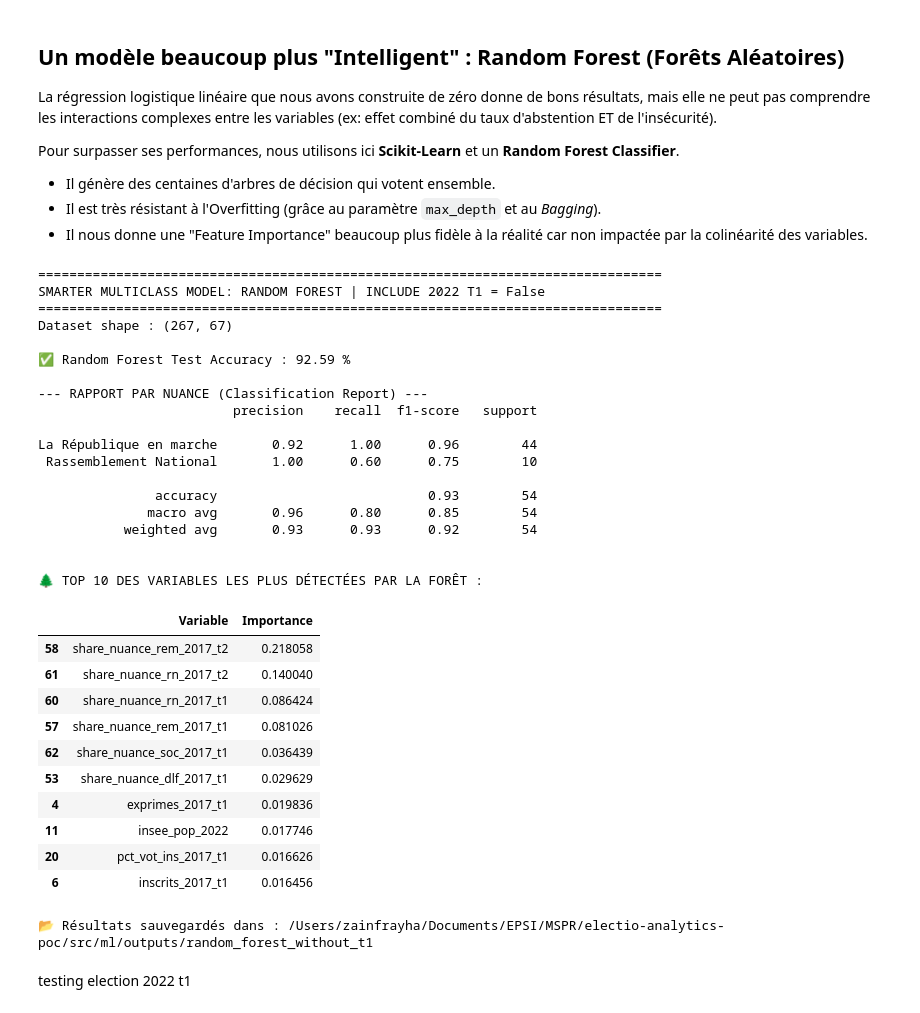
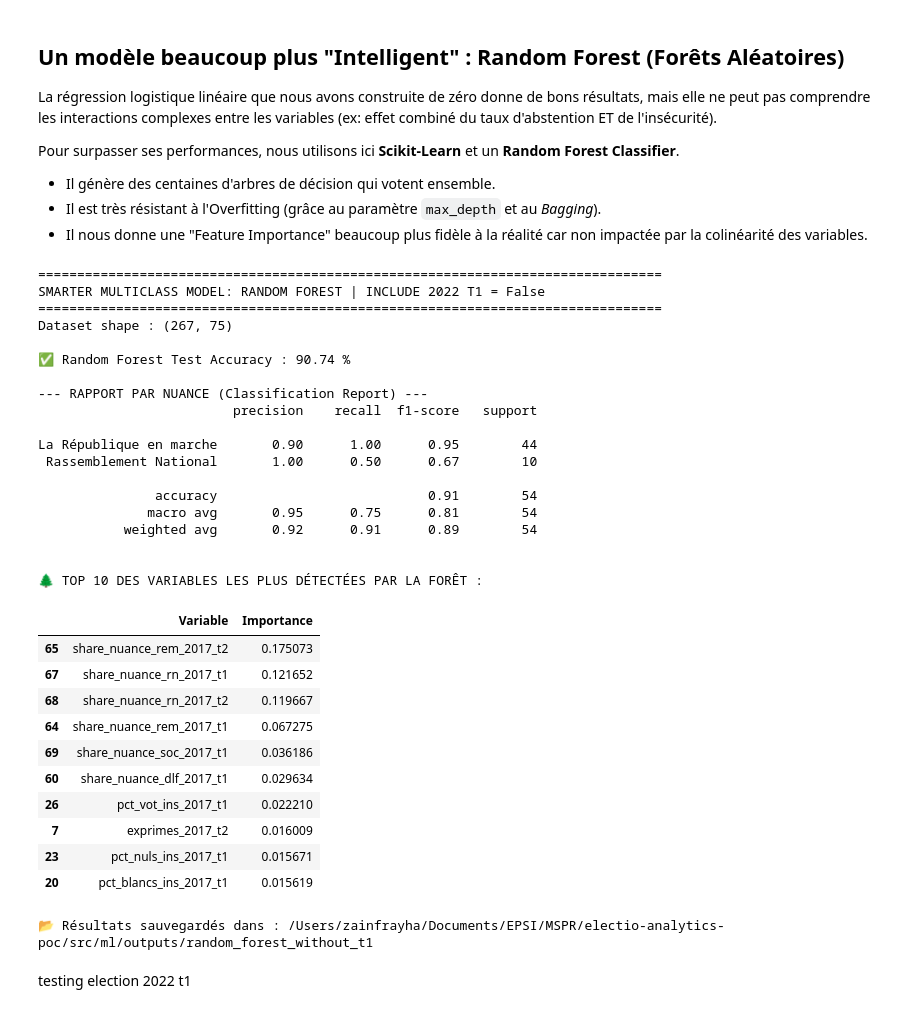
Before and after one commit to Albatross-MSPR/election-presidentielle, a Jupyter notebook: src/ml/poc_model_walkthrough.ipynb, the cells around one changed output. Saved outputs shown, nothing was run; the diff lists cells and outputs as text; code cells hidden in the pictures.

```diff
--- a/src/ml/poc_model_walkthrough.ipynb
+++ b/src/ml/poc_model_walkthrough.ipynb
@@ -679,16 +832,29 @@ def run_smarter_rf_model(experiment_name: str, include_2022_t1: bool = True):
 
     # 1. Pipeline de récupération des données agnostiques (Nuances unqiuement)
     election_map = {row['id_election']: f"{row['annee_election']}_T{row['tour']}" for row in dim_election}
-    candidate_map = {row['id_candidat']: {'id_nuance': row.get('id_nuance', row.get('nuance', 'inconnu'))} for row in dim_candidat}
     nuance_libelles = {row['id_nuance']: row['libelle_nuance'] for row in dim_nuance}
 
     feature_data = {}
     target_scores = {}
 
+    # Démographie
+    for row in fact_participation:
+        id_commune = normalize_id_commune(row['id_commune'])
+        election_key = election_map[row['id_election']]
+        commune_features = feature_data.setdefault(id_commune, {})
+
+        if not include_2022_t1 and election_key == '2022_T1':
+            continue
+
+        for metric in ['inscrits', 'abstentions', 'votants', 'blancs', 'nuls', 'exprimes', 'pct_abs_ins', 'pct_vot_ins', 'pct_blancs_ins', 'pct_nuls_ins']:
+            if metric in row:
+                commune_features[f'{metric}_{election_key.lower()}'] = to_float(row[metric])
+
+    # Résultats candidats
     for row in fact_resultats:
         id_commune = normalize_id_commune(row['id_commune'])
         election_key = election_map[row['id_election']]
-        candidate = candidate_map[row['id_candidat']]
+        id_nuance_actuelle = row.get('id_nuance', 'inconnu')
         commune_features = feature_data.setdefault(id_commune, {})
 
         if election_key == '2022_T2':
@@ -696,16 +862,13 @@ def run_smarter_rf_model(experiment_name: str, include_2022_t1: bool = True):
             best = target_scores.get(id_commune)
             # On veut prédire qui (quelle nuance) gagne le T2
             if best is None or score > best[0]:
-                target_scores[id_commune] = (score, candidate['id_nuance'])
+                target_scores[id_commune] = (score, id_nuance_actuelle)
         else:
             if not include_2022_t1 and election_key == '2022_T1':
                 continue
             pct_voix = to_float(row['pct_voix_exprimes'])
-            nuance_key = f"share_nuance_{slugify(candidate['id_nuance'])}_{election_key.lower()}"
+            nuance_key = f"share_nuance_{slugify(id_nuance_actuelle)}_{election_key.lower()}"
             commune_features[nuance_key] = commune_features.get(nuance_key, 0.0) + pct_voix
-
-            for metric in ['inscrits', 'abstentions', 'votants', 'blancs', 'nuls', 'exprimes', 'pct_abs_ins', 'pct_vot_ins', 'pct_blancs_ins', 'pct_nuls_ins']:
-                commune_features[f'{metric}_{election_key.lower()}'] = to_float(row[metric])
 
     targets_nuance = {id_commune: nuance for id_commune, (_, nuance) in target_scores.items()}
     security_features = build_security_dataset()
@@ -731,6 +894,8 @@ def run_smarter_rf_model(experiment_name: str, include_2022_t1: bool = True):
             df[f] = df[f].fillna(0.0) # Un parti absent = 0 votes
         elif 'sec_rate_' in f:
             df[f] = df[f].fillna(0.0) # Pas de criminalité recensée = 0%
+        elif 'sec_count_' in f:
+            df[f] = df[f].fillna(0.0)
         else:
             df[f] = df[f].fillna(df[f].median()) # Statistiques manquantes (population) = Médiane locale
 
@@ -793,50 +958,50 @@ def run_smarter_rf_model(experiment_name: str, include_2022_t1: bool = True):
 
     # 9. Sauvegarde des résultats
     experiment_dir = OUTPUT_DIR / experiment_name
     experiment_dir.mkdir(parents=True, exist_ok=True)
 
     df.to_csv(experiment_dir / 'model_dataset.csv', index=False)
     results_test.to_csv(experiment_dir / 'test_predictions.csv', index=False)
     results_all.to_csv(experiment_dir / 'all_predictions.csv', index=False)
     df_importances.to_csv(experiment_dir / 'feature_importance.csv', index=False)
 
     print(f"\n📂 Résultats sauvegardés dans : {experiment_dir}")
 
     return rf, df_importances, results_all
 
 # --- Exécution d'un "VRAI" test difficile (Sans les tendances du 1er tour de 2022) ---
 rf_model, imp_df, all_predictions_df = run_smarter_rf_model(experiment_name='random_forest_without_t1', include_2022_t1=False)
 # %% [output]
 ================================================================================
 SMARTER MULTICLASS MODEL: RANDOM FOREST | INCLUDE 2022 T1 = False
 ================================================================================
-Dataset shape : (267, 67)
+Dataset shape : (267, 75)
 
-✅ Random Forest Test Accuracy : 92.59 %
+✅ Random Forest Test Accuracy : 90.74 %
 
 --- RAPPORT PAR NUANCE (Classification Report) ---
                          precision    recall  f1-score   support
 
-La République en marche       0.92      1.00      0.96        44
- Rassemblement National       1.00      0.60      0.75        10
+La République en marche       0.90      1.00      0.95        44
+ Rassemblement National       1.00      0.50      0.67        10
 
-               accuracy                           0.93        54
-              macro avg       0.96      0.80      0.85        54
-           weighted avg       0.93      0.93      0.92        54
+               accuracy                           0.91        54
+              macro avg       0.95      0.75      0.81        54
+           weighted avg       0.92      0.91      0.89        54
 
 
 🌲 TOP 10 DES VARIABLES LES PLUS DÉTECTÉES PAR LA FORÊT :
 |  | Variable | Importance |
-| 58 | share_nuance_rem_2017_t2 | 0.218058 |
-| 61 | share_nuance_rn_2017_t2 | 0.140040 |
-| 60 | share_nuance_rn_2017_t1 | 0.086424 |
-| 57 | share_nuance_rem_2017_t1 | 0.081026 |
-| 62 | share_nuance_soc_2017_t1 | 0.036439 |
-| 53 | share_nuance_dlf_2017_t1 | 0.029629 |
-| 4 | exprimes_2017_t1 | 0.019836 |
-| 11 | insee_pop_2022 | 0.017746 |
-| 20 | pct_vot_ins_2017_t1 | 0.016626 |
-| 6 | inscrits_2017_t1 | 0.016456 |
+| 65 | share_nuance_rem_2017_t2 | 0.175073 |
+| 67 | share_nuance_rn_2017_t1 | 0.121652 |
+| 68 | share_nuance_rn_2017_t2 | 0.119667 |
+| 64 | share_nuance_rem_2017_t1 | 0.067275 |
+| 69 | share_nuance_soc_2017_t1 | 0.036186 |
+| 60 | share_nuance_dlf_2017_t1 | 0.029634 |
+| 26 | pct_vot_ins_2017_t1 | 0.022210 |
+| 7 | exprimes_2017_t2 | 0.016009 |
+| 23 | pct_nuls_ins_2017_t1 | 0.015671 |
+| 20 | pct_blancs_ins_2017_t1 | 0.015619 |
 📂 Résultats sauvegardés dans : /Users/zainfrayha/Documents/EPSI/MSPR/electio-analytics-poc/src/ml/outputs/random_forest_without_t1
 # %% [markdown]
 testing election 2022 t1
```
Also changed, not shown: parts of 12 cells of this notebook, 20 other files.
